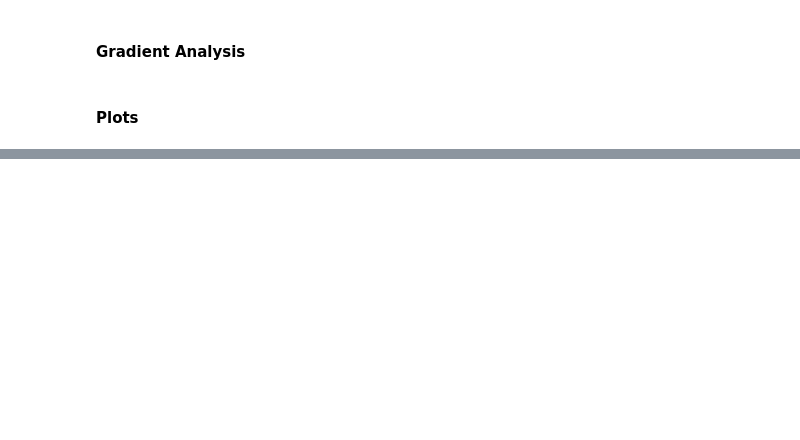
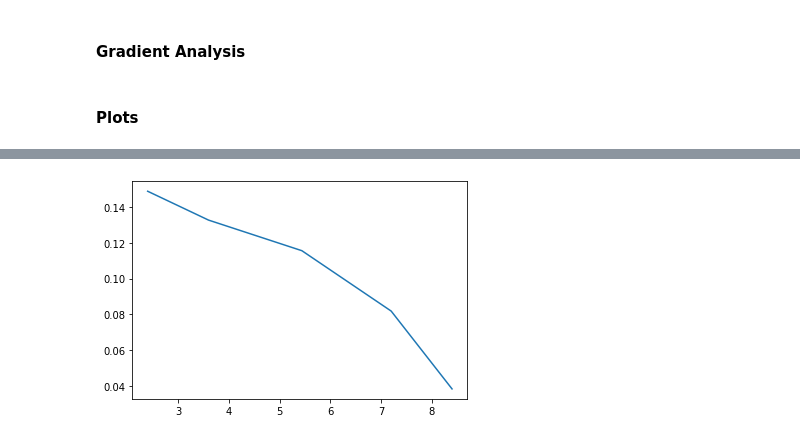
Before and after one commit to emacosta95/dft_for_ising, a Jupyter notebook: test_neural_networks_2nn_case_different_disorder.ipynb, the cells around one changed output, grey strips where cells are left out. Cells and saved outputs as stored; diff of their text form; code cells hidden in the pictures; blank space fills up the shorter version.

```diff
--- a/test_neural_networks_2nn_case_different_disorder.ipynb
+++ b/test_neural_networks_2nn_case_different_disorder.ipynb
@@ -125,0 +203,12 @@ plt.show()
+# %%
+
+# for i in range(len(hs)-1):
+#     plt.plot(ls,av_lambda_l[i],label=f'h={hs[i]}')
+# plt.legend()
+# plt.show()
+
+for i in range(len(ls)):
+    plt.plot(hs,[fhh_l[j][0]  for j in range(len(hs))])
+plt.show()
+# %% [output]
+[figure, added]
```
Also changed, not shown: parts of 8 cells of this notebook, 3 other files.
